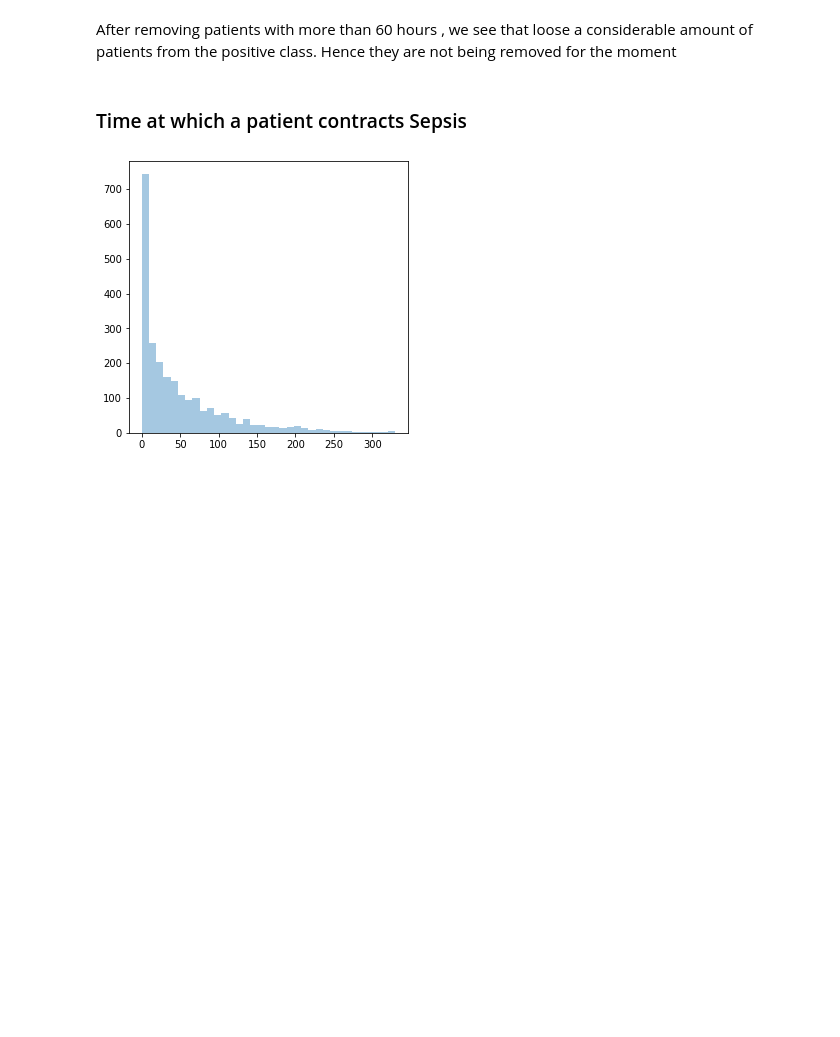
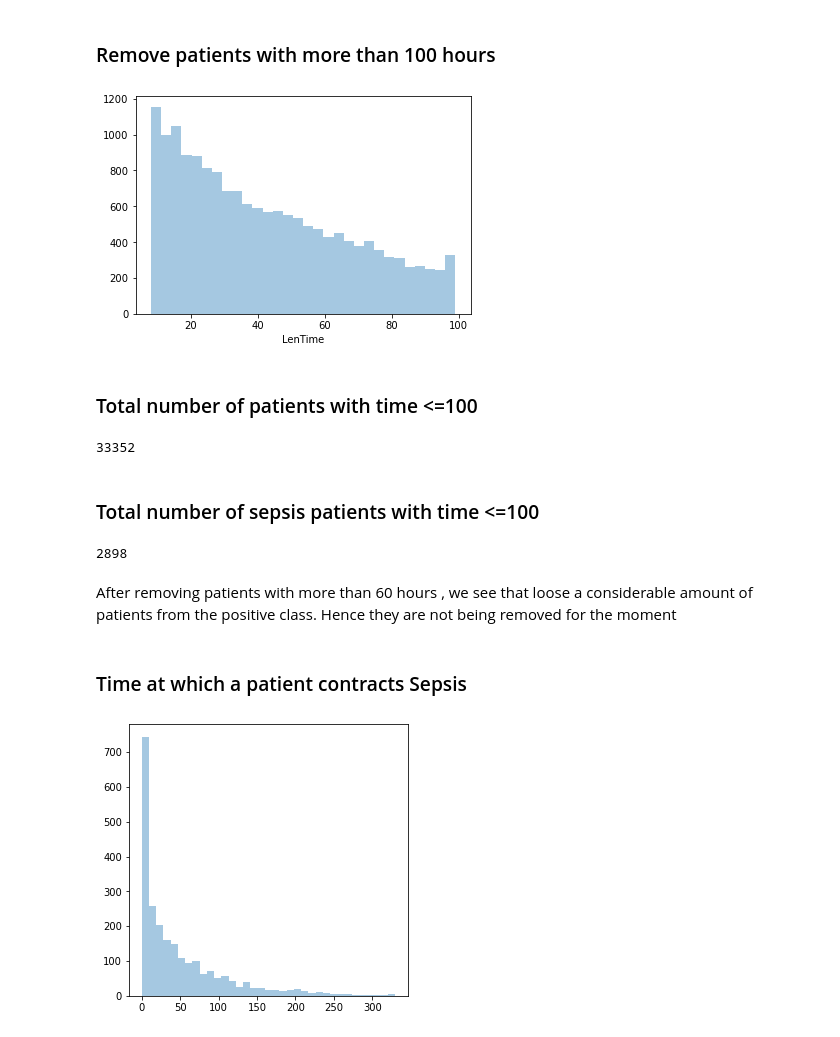
Before and after one commit to SCXsunchenxi/RCE, a Jupyter notebook: sepsis_data/SepsisData_analysis.ipynb, the cells around one changed output. Cells and saved outputs as stored; diff of their text form; code cells hidden in the pictures; blank space fills up the shorter version.

```diff
--- a/sepsis_data/SepsisData_analysis.ipynb
+++ b/sepsis_data/SepsisData_analysis.ipynb
@@ -182,3 +77,23 @@ len(sepsis_train[sepsis_train > 0])
+# %% [markdown]
+### Remove patients with more than 100 hours
+# %%
+new_dfA=dfA[dfA['LenTime']< 100]
+new_dfB=dfB[dfA['LenTime']< 100]
+sns.distplot(new_dfA['LenTime'], kde=False);
+# %% [output]
+[figure, added]
+# %% [markdown]
+### Total number of patients with time <=100
+# %%
+len(new_dfA)+len(new_dfB)
+# %% [output]
+33352
+# %% [markdown]
+### Total number of sepsis patients with time <=100
+# %%
+np.array(new_dfA.groupby(['TypeSepsis'])['TypeSepsis'].sum())[1]+np.array(new_dfA.groupby(['TypeSepsis'])['TypeSepsis'].sum())[1]
+# %% [output]
+2898
 # %% [markdown]
 After removing patients with more than 60 hours , we see that loose a considerable amount of patients from the positive class. Hence they are not being removed for the moment
 # %% [markdown]
```
Also changed, not shown: parts of 44 cells of this notebook, 1 other file.
